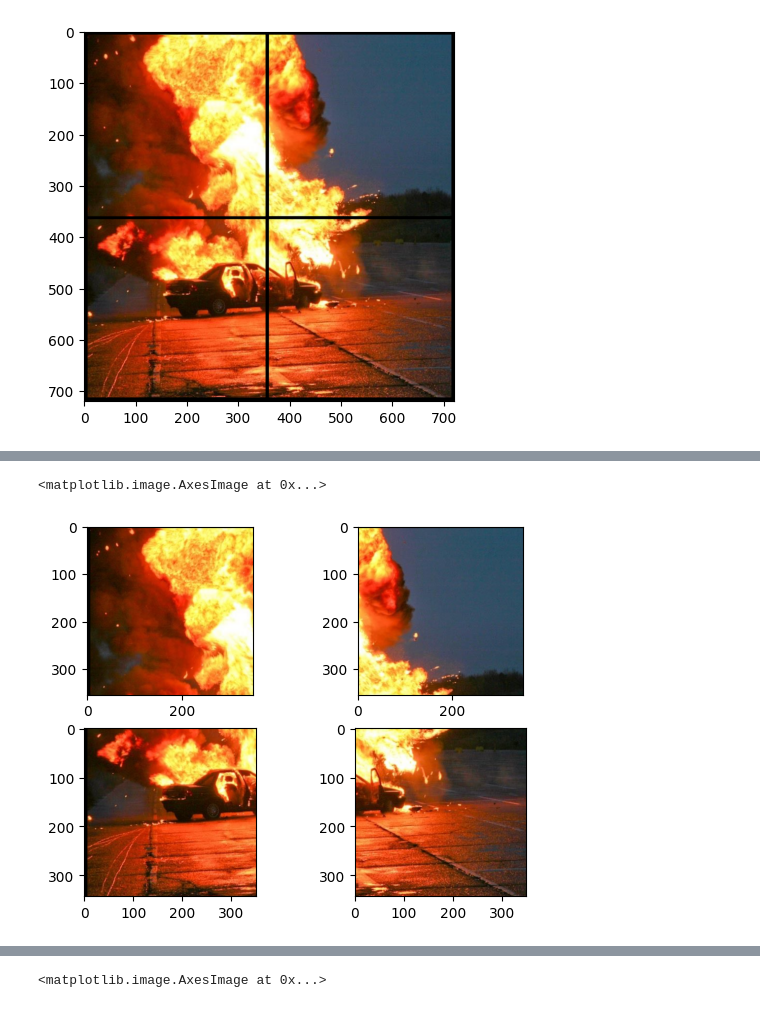
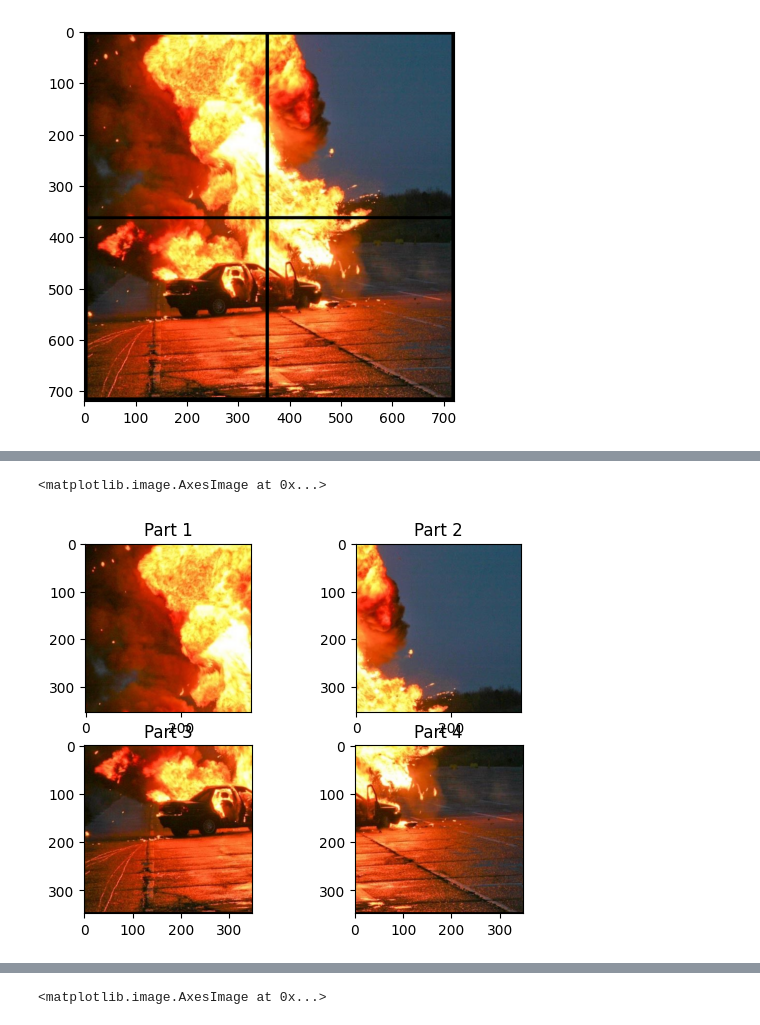
Before and after one commit to praktikum-pcd-2026/gokil-tegarpng, a Jupyter notebook: Jurnal_Mod2_F1D02410081.ipynb, the cells around one changed output, grey strips where cells are left out. Cells and saved outputs as stored; diff of their text form; code cells hidden in the pictures.

```diff
--- a/Jurnal_Mod2_F1D02410081.ipynb
+++ b/Jurnal_Mod2_F1D02410081.ipynb
@@ -14,16 +21,20 @@ print(meledak.shape)
 # %%
-meledak1 = meledak[5:360, 0:350]
-meledak2 = meledak[5:360, 360:710]
-meledak3 = meledak[367:710, 0:350]
-meledak4 = meledak[367:710, 360:710]
+meledak1 = meledak[7:360, 5:353]
+meledak2 = meledak[7:360, 367:715]
+meledak3 = meledak[367:715, 5:353]
+meledak4 = meledak[367:715, 367:715]
 plt.subplot(2, 2, 1)
+plt.title("Part 1")
 plt.imshow(meledak1)
 plt.subplot(2, 2, 2)
+plt.title("Part 2")
 plt.imshow(meledak2)
 plt.subplot(2, 2, 3)
+plt.title("Part 3")
 plt.imshow(meledak3)
 plt.subplot(2, 2, 4)
+plt.title("Part 4")
 plt.imshow(meledak4)
 # %% [output]
 <matplotlib.image.AxesImage at 0x...>
-[figure, old version]
+[figure, new version]
```
Also changed, not shown: parts of 35 cells of this notebook.
